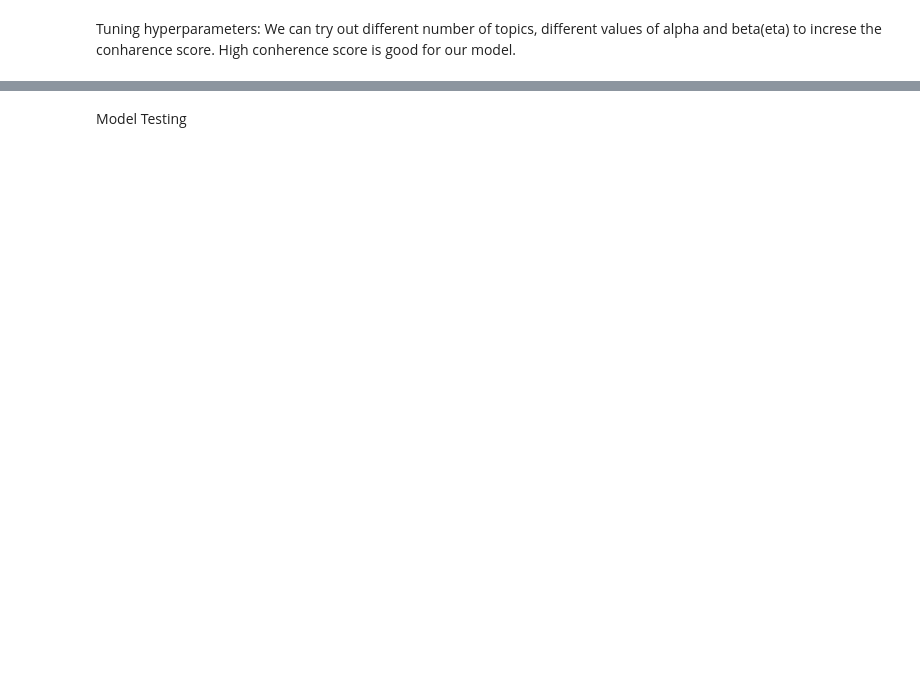
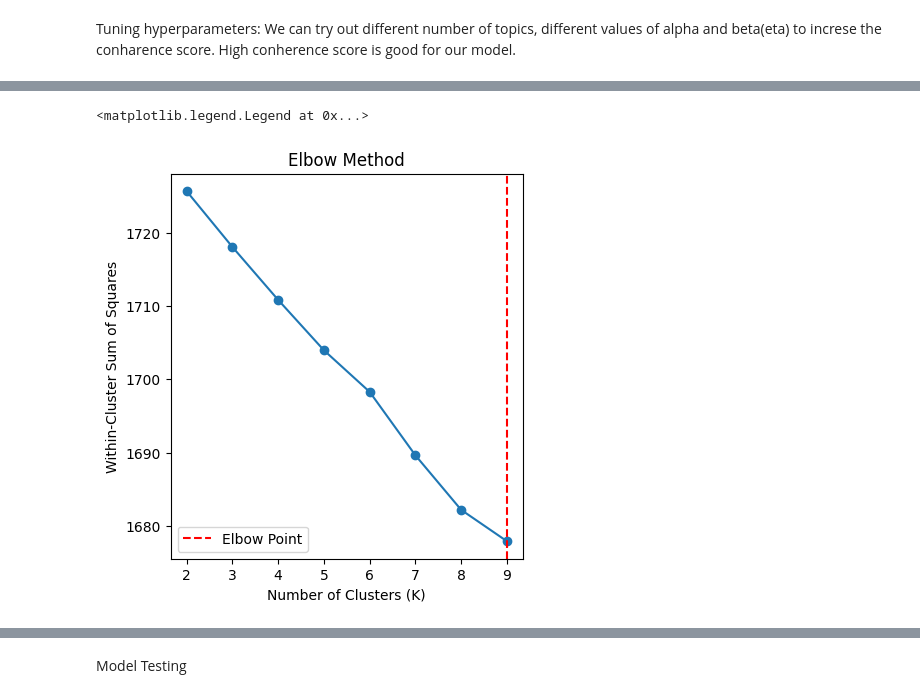
Before and after one commit to datakiptoo/County_Service-_Delivery, a Jupyter notebook: County_Residents.ipynb, the cells around one changed output, grey strips where cells are left out. Drawn from its saved outputs; the diff is of its cells as text; code cells hidden in the pictures; blank space fills up the shorter version.

```diff
--- a/County_Residents.ipynb
+++ b/County_Residents.ipynb
@@ -867,0 +956,29 @@ plt.show()
+# %%
+# Range of K values to try
+k_values = range(2, 10)  # Trying K values from 2 to 9
+
+# Elbow Method: Calculating within-cluster sum of squares
+wcss = []
+for k in k_values:
+    kmeans = KMeans(n_clusters=k)
+    kmeans.fit(X)
+    wcss.append(kmeans.inertia_)  # inertia_ gives the within-cluster sum of squares
+
+# Plotting Elbow Method
+plt.figure(figsize=(10, 5))
+plt.subplot(1, 2, 1)
+plt.plot(k_values, wcss, marker='o')
+plt.title('Elbow Method')
+plt.xlabel('Number of Clusters (K)')
+plt.ylabel('Within-Cluster Sum of Squares')
+
+# Finding the elbow point (sharp change in slope)
+diffs = [wcss[i] - wcss[i - 1] for i in range(1, len(wcss))]
+elbow_point = diffs.index(max(diffs)) + 1
+
+# Marking the elbow point on the graph
+plt.axvline(x=k_values[elbow_point], color='red', linestyle='--', label='Elbow Point')
+plt.legend()
+# %% [output]
+<matplotlib.legend.Legend at 0x...>
+[figure, added]
```
Also changed, not shown: parts of 28 cells of this notebook.
